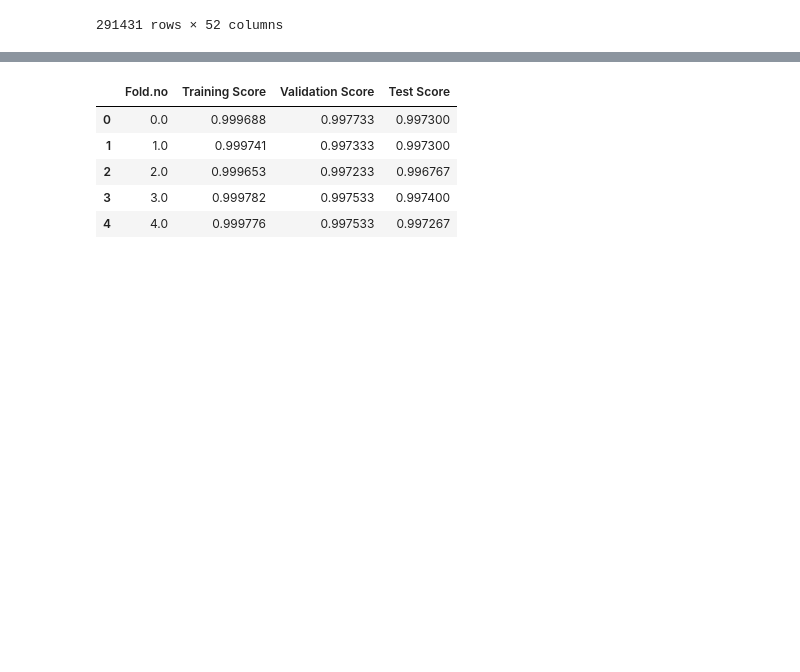
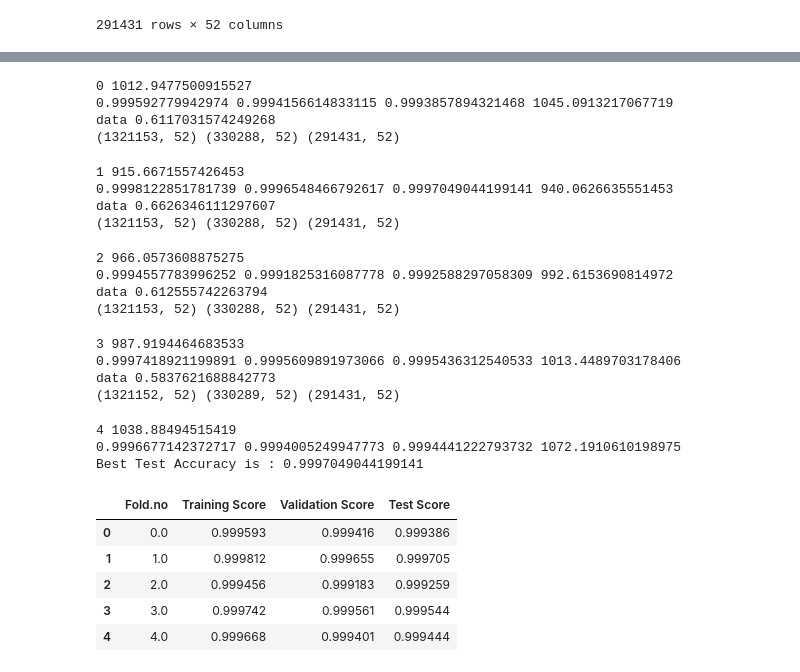
Before and after one commit to vivekmadhavaram/SMAI-Project---Team-30, a Jupyter notebook: Random Forest.ipynb, the cells around one changed output, grey strips where cells are left out. Cells and saved outputs as stored; diff of their text form; code cells hidden in the pictures; blank space fills up the shorter version.

```diff
--- a/Random Forest.ipynb
+++ b/Random Forest.ipynb
@@ -119,19 +119,19 @@ for i in range(5):
     start_time = time.time()
     data_x,data_y,v_x,v_y=data(i)
     print("data",(time.time() - start_time))
-    temp=pd.concat([data_x,data_y], axis=1)
-    temp=temp.sample(n=170000)
-    data_x=temp[temp.columns[:-1]]
-    data_y=temp[temp.columns[-1]]
-    temp=pd.concat([v_x,v_y], axis=1)
-    temp=temp.sample(n=30000)
-    v_x=temp[temp.columns[:-1]]
-    v_y=temp[temp.columns[-1]]
-    temp=pd.concat([X_test,y_test], axis=1)
-    temp=temp.sample(n=30000)
-    x3=temp[temp.columns[:-1]]
-    y3=temp[temp.columns[-1]]
-    print(data_x.shape,v_x.shape,x3.shape)
+#     temp=pd.concat([data_x,data_y], axis=1)
+#     temp=temp.sample(n=425000)
+#     data_x=temp[temp.columns[:-1]]
+#     data_y=temp[temp.columns[-1]]
+#     temp=pd.concat([v_x,v_y], axis=1)
+#     temp=temp.sample(n=75000)
+#     v_x=temp[temp.columns[:-1]]
+#     v_y=temp[temp.columns[-1]]
+#     temp=pd.concat([X_test,y_test], axis=1)
+#     temp=temp.sample(n=75000)
+#     x3=temp[temp.columns[:-1]]
+#     y3=temp[temp.columns[-1]]
+    print(data_x.shape,v_x.shape,X_test.shape)
     #x1=pca.fit_transform(data_x)
     #x2=pca.fit_transform(v_x)
     #x3=pca.fit_transform(x3)
@@ -140,16 +140,16 @@ for i in range(5):
     #x2=pd.DataFrame(x2)
     #x3=pd.DataFrame(x3)
 
-    y_tr=list(data_y)
-    classifier = RandomForestClassifier(max_depth=20)
-    classifier.fit(data_x, y_tr)
+    y_tr=list(data_y[0])
+    classifier = RandomForestClassifier(n_estimators=50,max_depth=20)
+    classifier.fit(data_x, data_y)
     print(i,(time.time() - start_time))
     vy_pred = classifier.predict(v_x)
     sc2=accuracy_score(v_y, vy_pred)
     try_pred = classifier.predict(data_x)
     sc1=accuracy_score(data_y, try_pred)
-    tey_pred = classifier.predict(x3)
-    sc3=accuracy_score(y3, tey_pred)
+    tey_pred = classifier.predict(X_test)
+    sc3=accuracy_score(y_test, tey_pred)
     classifiers.append(classifier)
     print(sc1,sc2,sc3,(time.time() - start_time))
     scores.loc[len(scores)]=[i,sc1,sc2,sc3]
@@ -176,8 +161,27 @@ Best Test Accuracy is : 0.9974
+0 1012.9477500915527
+0.999592779942974 0.9994156614833115 0.9993857894321468 1045.0913217067719
+data 0.6117031574249268
+(1321153, 52) (330288, 52) (291431, 52)
+1 915.6671557426453
+0.9998122851781739 0.9996548466792617 0.9997049044199141 940.0626635551453
+data 0.6626346111297607
+(1321153, 52) (330288, 52) (291431, 52)
+2 966.0573608875275
+0.9994557783996252 0.9991825316087778 0.9992588297058309 992.6153690814972
+data 0.612555742263794
+(1321153, 52) (330288, 52) (291431, 52)
+3 987.9194464683533
+0.9997418921199891 0.9995609891973066 0.9995436312540533 1013.4489703178406
+data 0.5837621688842773
+(1321152, 52) (330289, 52) (291431, 52)
+4 1038.88494515419
+0.9996677142372717 0.9994005249947773 0.9994441222793732 1072.1910610198975
+Best Test Accuracy is : 0.9997049044199141
 |  | Fold.no | Training Score | Validation Score | Test Score |
-| 0 | 0.0 | 0.999688 | 0.997733 | 0.997300 |
-| 1 | 1.0 | 0.999741 | 0.997333 | 0.997300 |
-| 2 | 2.0 | 0.999653 | 0.997233 | 0.996767 |
-| 3 | 3.0 | 0.999782 | 0.997533 | 0.997400 |
-| 4 | 4.0 | 0.999776 | 0.997533 | 0.997267 |
+| 0 | 0.0 | 0.999593 | 0.999416 | 0.999386 |
+| 1 | 1.0 | 0.999812 | 0.999655 | 0.999705 |
+| 2 | 2.0 | 0.999456 | 0.999183 | 0.999259 |
+| 3 | 3.0 | 0.999742 | 0.999561 | 0.999544 |
+| 4 | 4.0 | 0.999668 | 0.999401 | 0.999444 |
 # %%
 from sklearn.metrics import confusion_matrix
```
Also changed, not shown: parts of 2 cells of this notebook.
